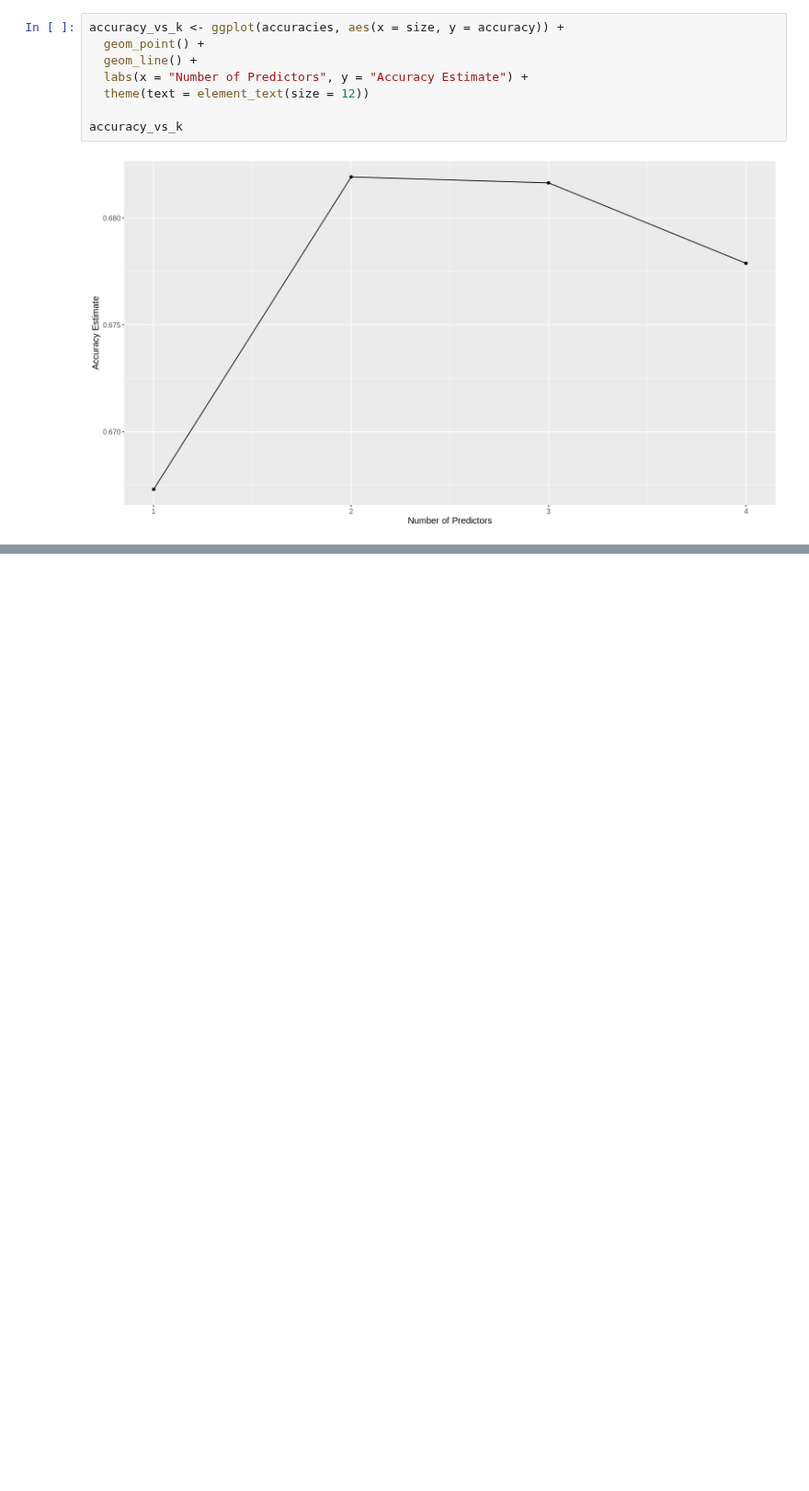
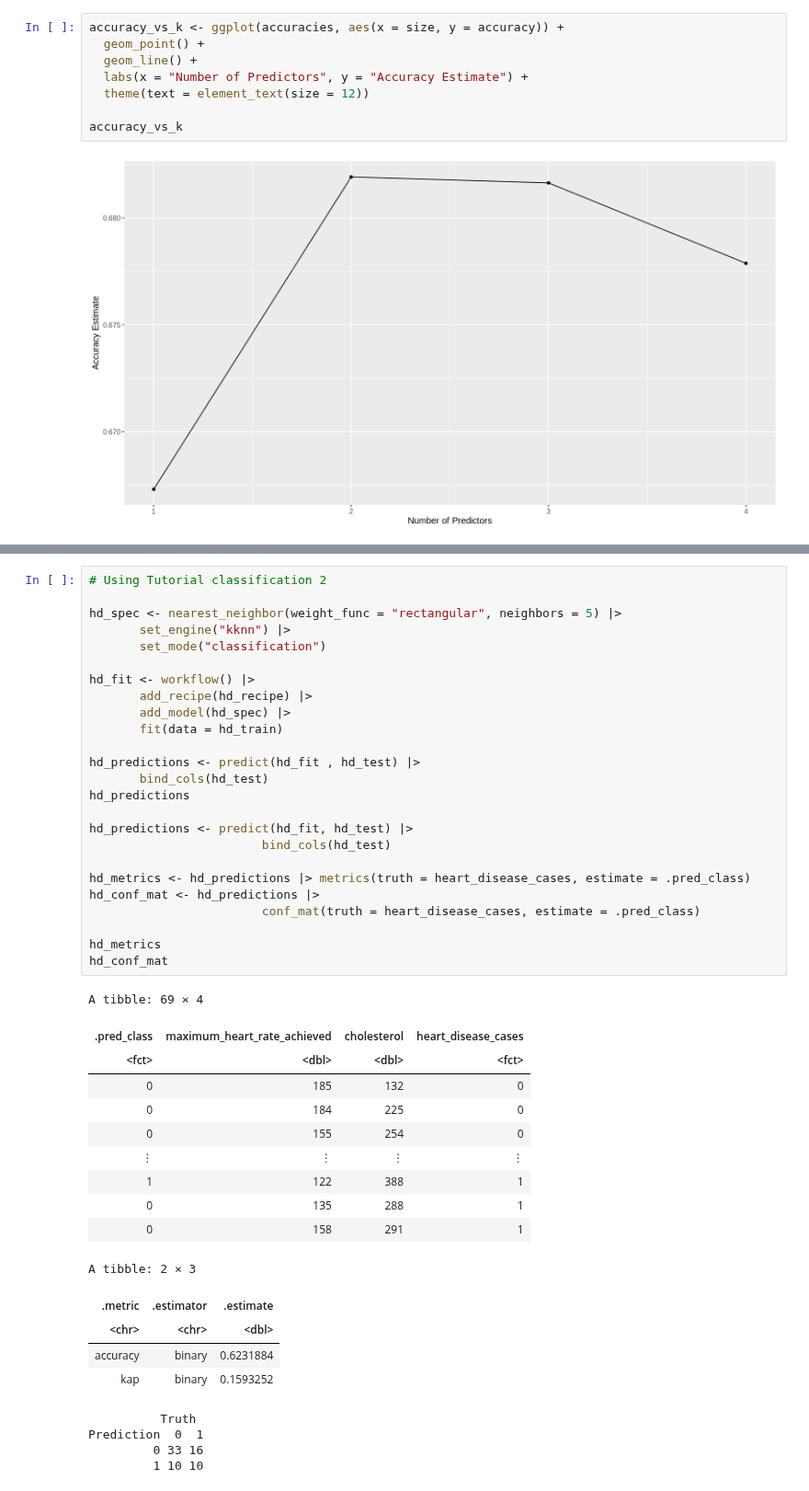
Before and after one commit to jaden-lai/DSCI-100-006-21, a Jupyter notebook: project_final.ipynb, the cells around one changed output, grey strips where cells are left out. Shown at 92% size. Drawn from its saved outputs; the diff is of its cells as text; blank space fills up the shorter version.

```diff
--- a/project_final.ipynb
+++ b/project_final.ipynb
@@ -262,0 +303,45 @@ We now have a visualization using the best numerical classifying predictors from
+# %%
+# Using Tutorial classification 2
+
+hd_spec <- nearest_neighbor(weight_func = "rectangular", neighbors = 5) |>
+       set_engine("kknn") |>
+       set_mode("classification")
+
+hd_fit <- workflow() |>
+       add_recipe(hd_recipe) |>
+       add_model(hd_spec) |>
+       fit(data = hd_train)
+
+hd_predictions <- predict(hd_fit , hd_test) |>
+       bind_cols(hd_test)
+hd_predictions
+
+hd_predictions <- predict(hd_fit, hd_test) |>
+                        bind_cols(hd_test)
+
+hd_metrics <- hd_predictions |> metrics(truth = heart_disease_cases, estimate = .pred_class)
+hd_conf_mat <- hd_predictions |>
+                        conf_mat(truth = heart_disease_cases, estimate = .pred_class)
+
+hd_metrics
+hd_conf_mat
+# %% [output]
+A tibble: 69 × 4
+| .pred_class | maximum_heart_rate_achieved | cholesterol | heart_disease_cases |
+| <fct> | <dbl> | <dbl> | <fct> |
+| 0 | 185 | 132 | 0 |
+| 0 | 184 | 225 | 0 |
+| 0 | 155 | 254 | 0 |
+| ⋮ | ⋮ | ⋮ | ⋮ |
+| 1 | 122 | 388 | 1 |
+| 0 | 135 | 288 | 1 |
+| 0 | 158 | 291 | 1 |
+A tibble: 2 × 3
+| .metric | .estimator | .estimate |
+| <chr> | <chr> | <dbl> |
+| accuracy | binary | 0.6231884 |
+| kap | binary | 0.1593252 |
+          Truth
+Prediction  0  1
+         0 33 16
+         1 10 10
```
Also changed, not shown: parts of 17 cells of this notebook, 2 other files.
